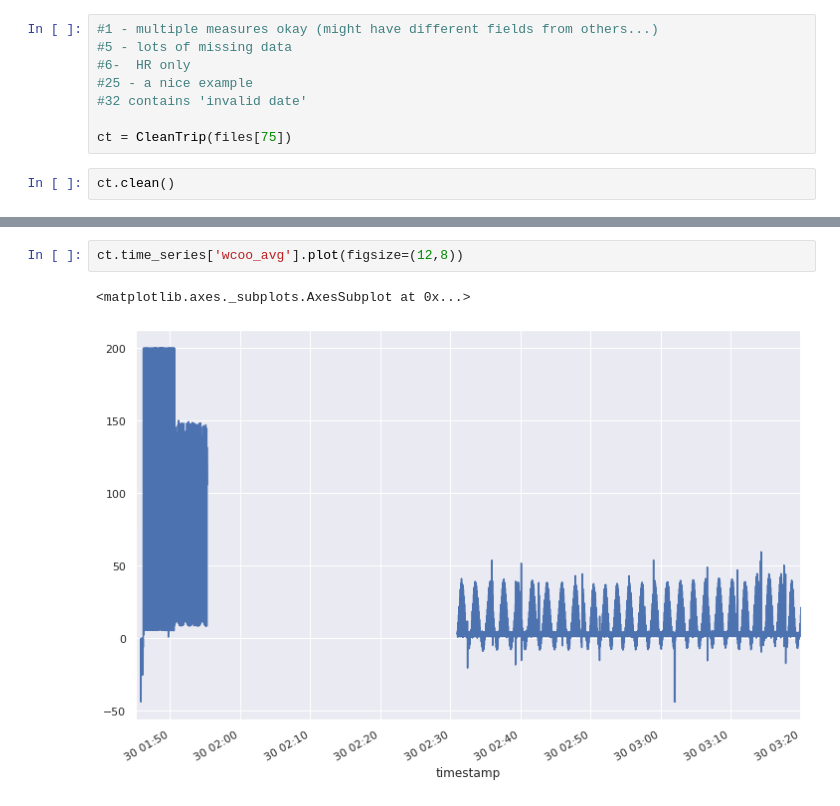
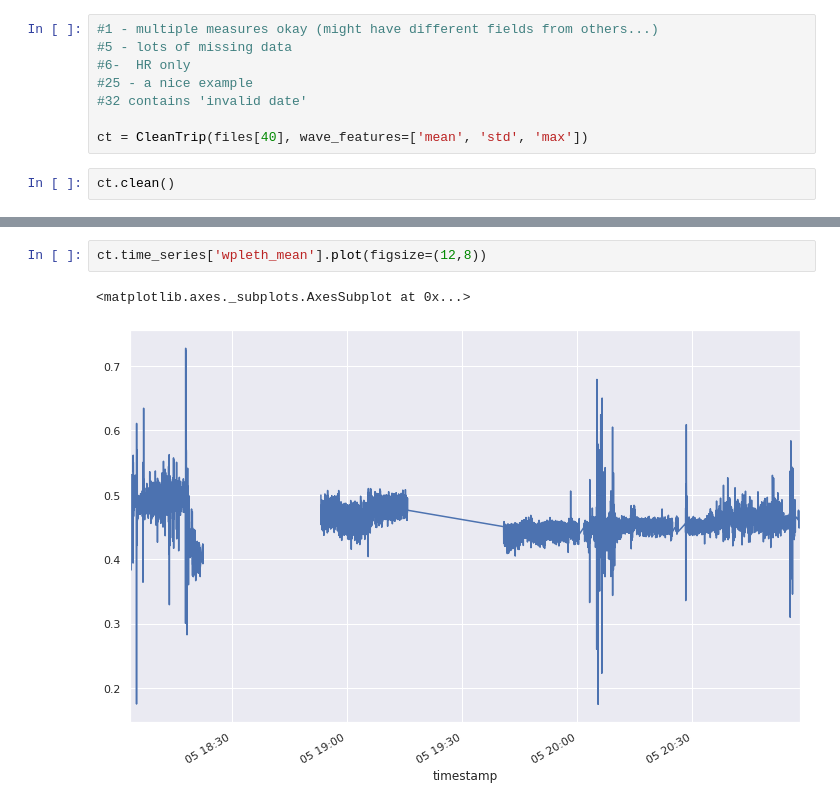
Before and after one commit to TomMonks/cats-time-series, a Jupyter notebook: test_input.ipynb, the cells around one changed output, grey strips where cells are left out. Saved outputs shown, nothing was run; the diff lists cells and outputs as text.

```diff
--- a/test_input.ipynb
+++ b/test_input.ipynb
@@ -17,7 +17,7 @@ files = read_trip_file_names('/home/tom/Documents/code/cats_data')
 #25 - a nice example
 #32 contains 'invalid date'
 
-ct = CleanTrip(files[75])
+ct = CleanTrip(files[40], wave_features=['mean', 'std', 'max'])
 # %%
 ct.clean()
 # %%
@@ -34,7 +34,7 @@ ct.time_series.tail()
 # %%
-ct.time_series['wcoo_avg'].plot(figsize=(12,8))
+ct.time_series['wpleth_mean'].plot(figsize=(12,8))
 # %% [output]
 <matplotlib.axes._subplots.AxesSubplot at 0x...>
-[figure, old version]
+[figure, new version]
 # %%
 r_ts = ct.resample(rule='15s', interp=True)
```
Also changed, not shown: parts of 4 cells of this notebook, 1 other file.
